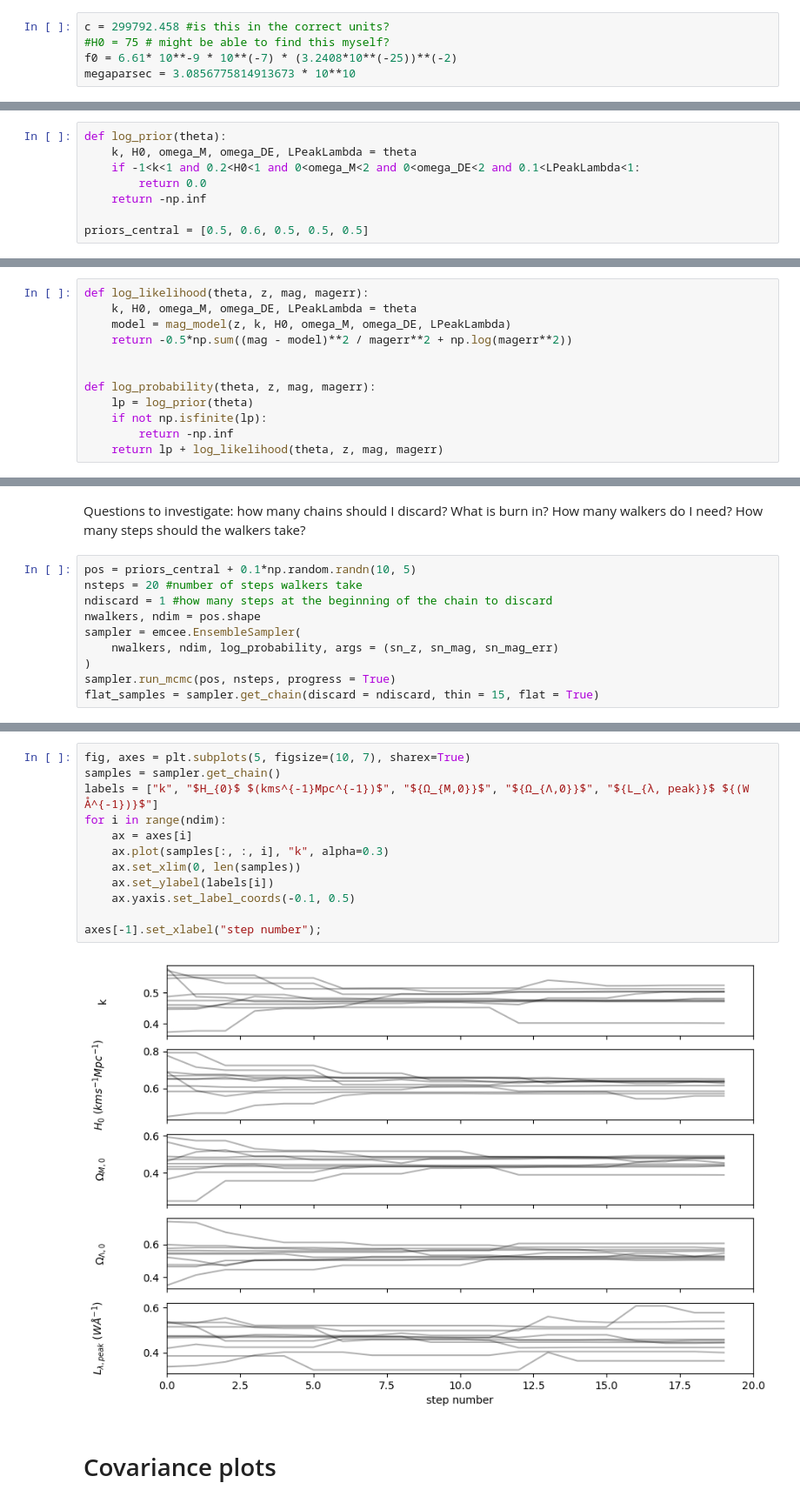
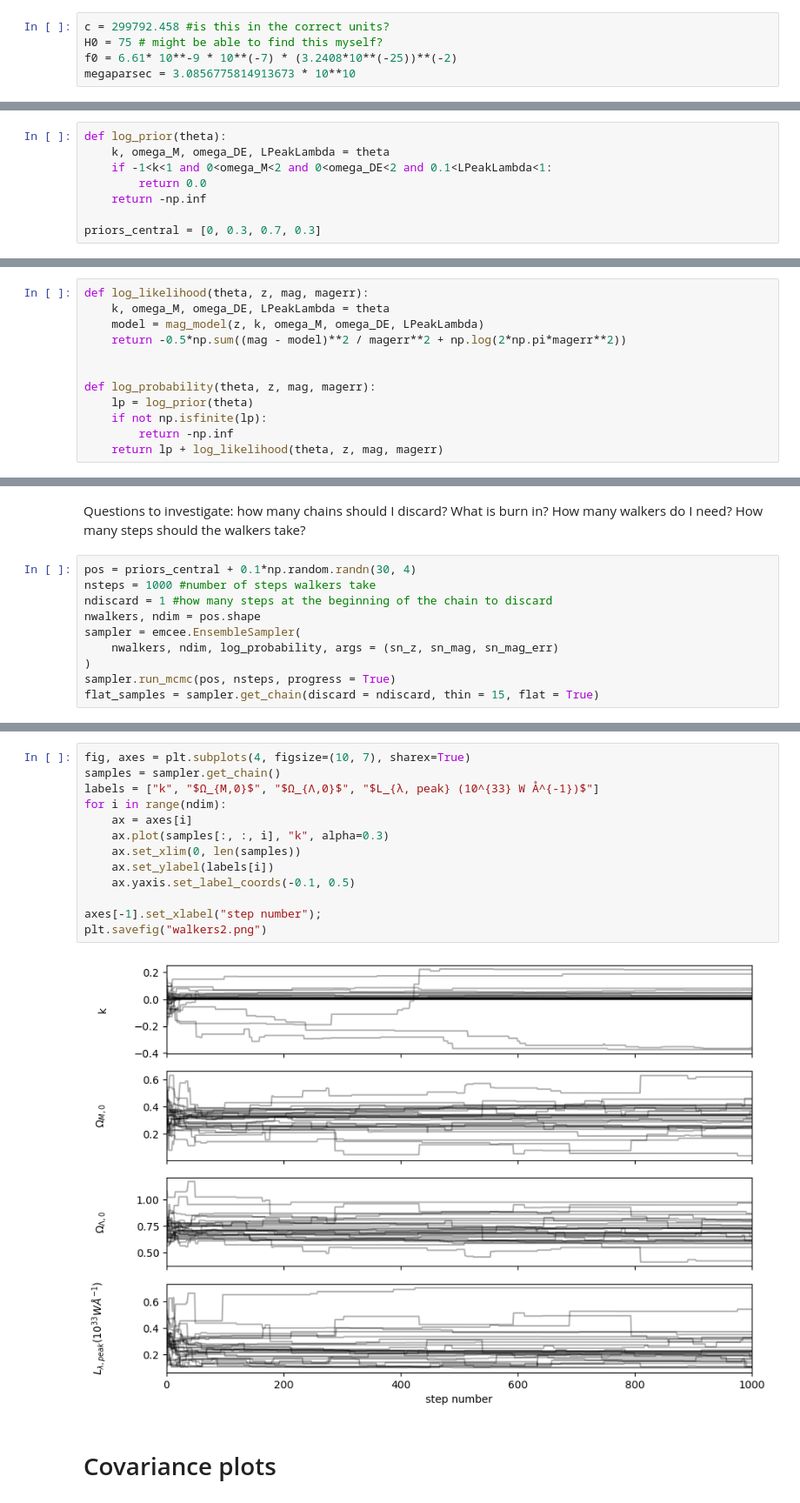
Before and after one commit to LightningMinion/Supernova-Cosmology, a Jupyter notebook: extension-code.ipynb, the cells around one changed output, grey strips where cells are left out. Shown at 87% size. Saved outputs shown, nothing was run; the diff lists cells and outputs as text.

Commit message:
added 2 parameter model

```diff
--- a/extension-code.ipynb
+++ b/extension-code.ipynb
@@ -10,7 +10,7 @@ import corner
 # Define constants
 # %%
 c = 299792.458 #is this in the correct units?
-#H0 = 75 # might be able to find this myself?
+H0 = 75 # might be able to find this myself?
 f0 = 6.61* 10**-9 * 10**(-7) * (3.2408*10**(-25))**(-2)
 megaparsec = 3.0856775814913673 * 10**10
 # %% [markdown]
@@ -74,19 +74,19 @@ Priors are: {k=0, H0~70, etc}
 Should priors be uniform or Gaussian over the range? - use uniform unless I have good reasons to use a Gaussian (eg if I use the Planck result as a prior, the prior could be a Gaussian with st dev being the error given by Planck)
 # %%
 def log_prior(theta):
-    k, H0, omega_M, omega_DE, LPeakLambda = theta
-    if -1<k<1 and 0.2<H0<1 and 0<omega_M<2 and 0<omega_DE<2 and 0.1<LPeakLambda<1:
+    k, omega_M, omega_DE, LPeakLambda = theta
+    if -1<k<1 and 0<omega_M<2 and 0<omega_DE<2 and 0.1<LPeakLambda<1:
         return 0.0
     return -np.inf
 
-priors_central = [0.5, 0.6, 0.5, 0.5, 0.5]
+priors_central = [0, 0.3, 0.7, 0.3]
 # %% [markdown]
 # Likelihood function
 # %%
 def log_likelihood(theta, z, mag, magerr):
-    k, H0, omega_M, omega_DE, LPeakLambda = theta
-    model = mag_model(z, k, H0, omega_M, omega_DE, LPeakLambda)
-    return -0.5*np.sum((mag - model)**2 / magerr**2 + np.log(magerr**2))
+    k, omega_M, omega_DE, LPeakLambda = theta
+    model = mag_model(z, k, omega_M, omega_DE, LPeakLambda)
+    return -0.5*np.sum((mag - model)**2 / magerr**2 + np.log(2*np.pi*magerr**2))
 
 
 def log_probability(theta, z, mag, magerr):
@@ -99,8 +99,8 @@ def log_probability(theta, z, mag, magerr):
 # %% [markdown]
 Questions to investigate: how many chains should I discard? What is burn in? How many walkers do I need? How many steps should the walkers take?
 # %%
-pos = priors_central + 0.1*np.random.randn(10, 5)
-nsteps = 20 #number of steps walkers take
+pos = priors_central + 0.1*np.random.randn(30, 4)
+nsteps = 1000 #number of steps walkers take
 ndiscard = 1 #how many steps at the beginning of the chain to discard
 nwalkers, ndim = pos.shape
 sampler = emcee.EnsembleSampler(
@@ -117,17 +121,18 @@ flat_samples = sampler.get_chain(discard = ndiscard, thin = 15, flat = True)
 # %%
-fig, axes = plt.subplots(5, figsize=(10, 7), sharex=True)
+fig, axes = plt.subplots(4, figsize=(10, 7), sharex=True)
 samples = sampler.get_chain()
-labels = ["k", "$H_{0}$ $(kms^{-1}Mpc^{-1})$", "${Ω_{M,0}}$", "${Ω_{Λ,0}}$", "${L_{λ, peak}}$ ${(W Å^{-1})}$"]
+labels = ["k", "$Ω_{M,0}$", "$Ω_{Λ,0}$", "$L_{λ, peak} (10^{33} W Å^{-1})$"]
 for i in range(ndim):
     ax = axes[i]
     ax.plot(samples[:, :, i], "k", alpha=0.3)
     ax.set_xlim(0, len(samples))
     ax.set_ylabel(labels[i])
     ax.yaxis.set_label_coords(-0.1, 0.5)
 
 axes[-1].set_xlabel("step number");
+plt.savefig("walkers2.png")
 # %% [output]
-[figure, old version]
+[figure, new version]
 # %% [markdown]
 # Covariance plots
 # %%
```
Also changed, not shown: parts of 4 cells of this notebook, 4 other files.
